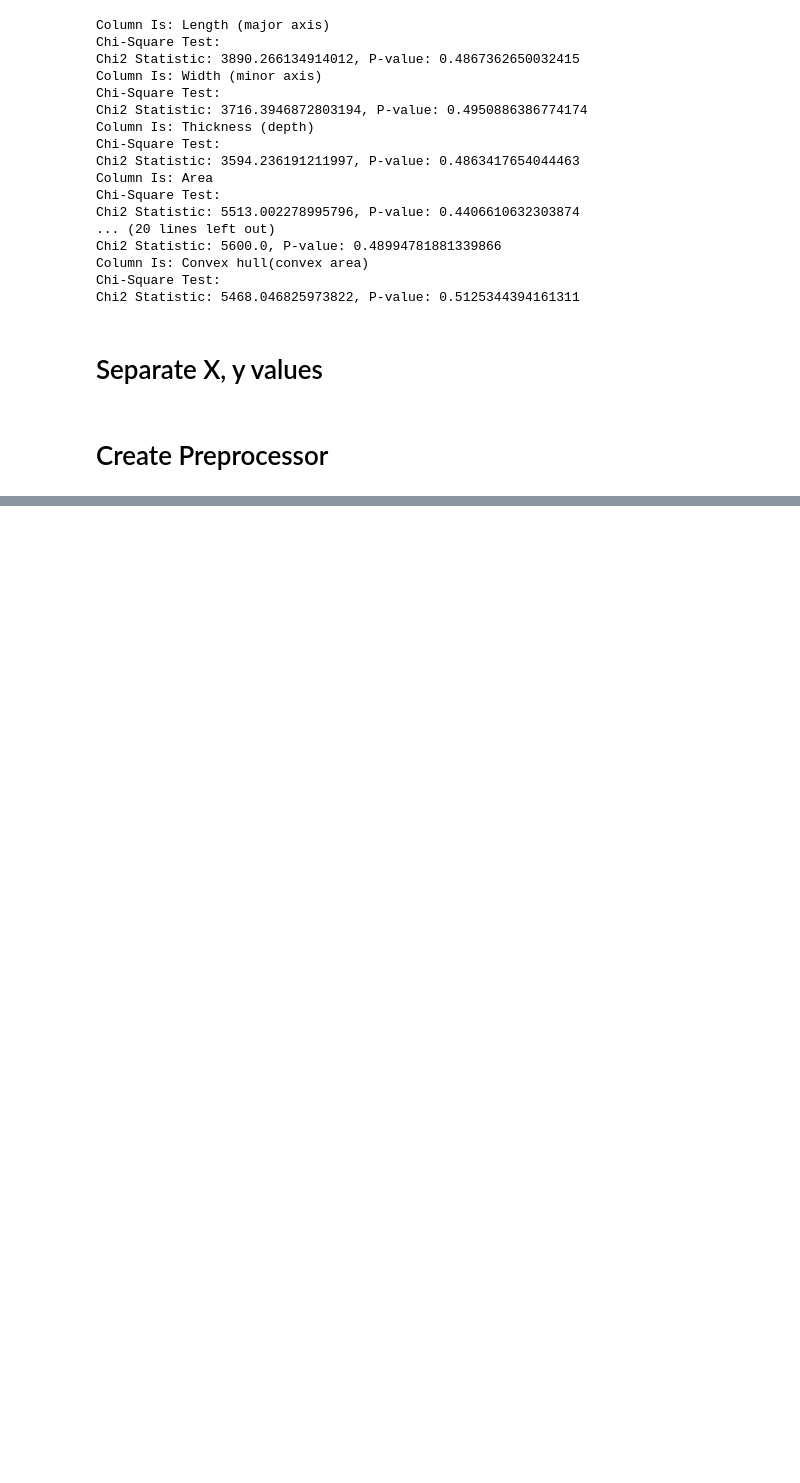
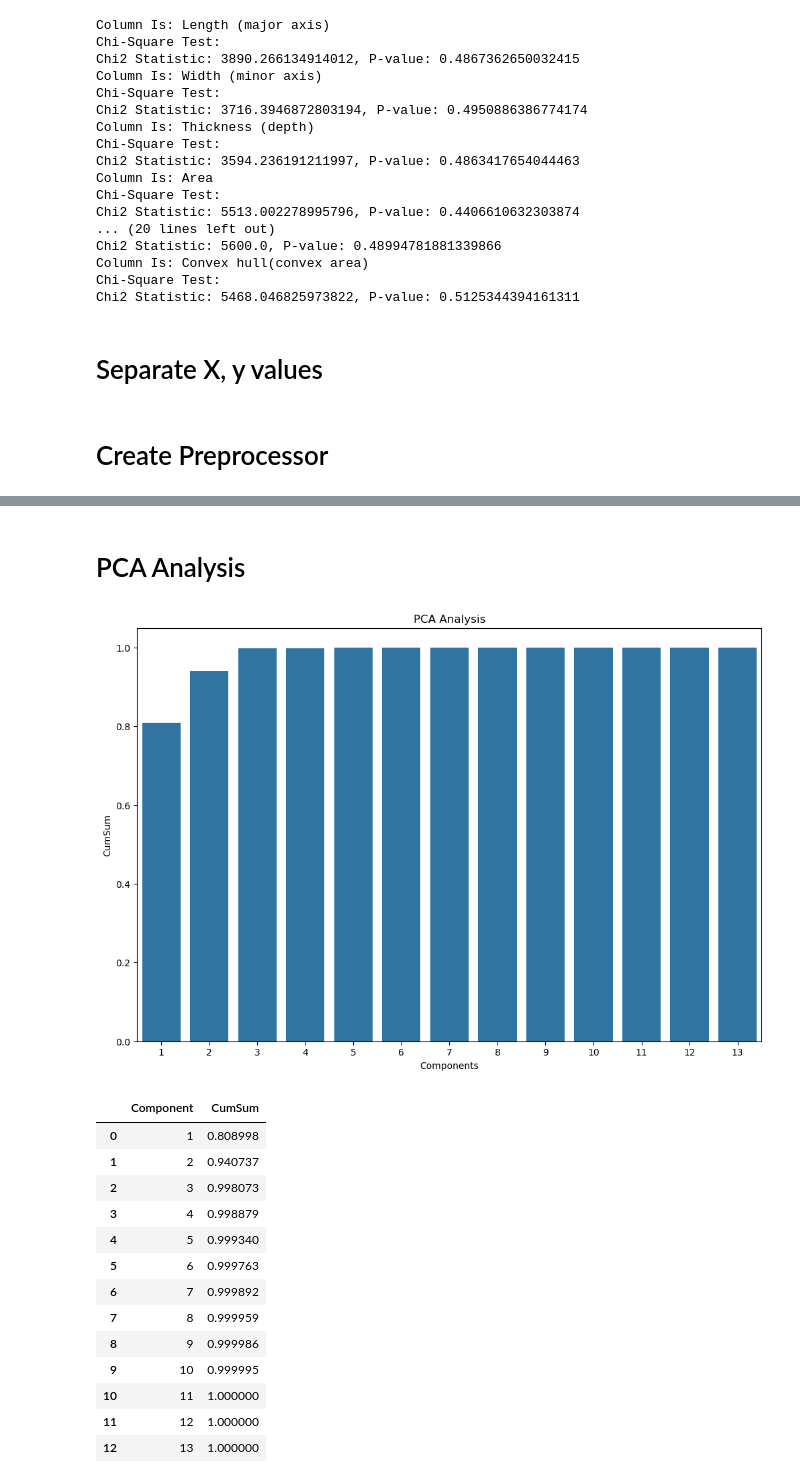
Before and after one commit to MaukanMir/Almond-Classification, a Jupyter notebook: training.ipynb, the cells around one changed output, grey strips where cells are left out. Cells and saved outputs as stored; diff of their text form; code cells hidden in the pictures; blank space fills up the shorter version.

```diff
--- a/training.ipynb
+++ b/training.ipynb
@@ -419,3 +417,23 @@ ColumnTransformer(transformers=[('mean transformer',
        'Area', 'Perimeter', 'Roundness', 'Solidity', 'Compactness',
        'Aspect Ratio', 'Eccentricity', 'Extent', 'Convex hull(convex area)'],
       dtype='object'))])
+# %% [markdown]
+# PCA Analysis
+# %%
+pca_analysis(process_df, preprocessor)
+# %% [output]
+[figure, added]
+|  | Component | CumSum |
+| 0 | 1 | 0.808998 |
+| 1 | 2 | 0.940737 |
+| 2 | 3 | 0.998073 |
+| 3 | 4 | 0.998879 |
+| 4 | 5 | 0.999340 |
+| 5 | 6 | 0.999763 |
+| 6 | 7 | 0.999892 |
+| 7 | 8 | 0.999959 |
+| 8 | 9 | 0.999986 |
+| 9 | 10 | 0.999995 |
+| 10 | 11 | 1.000000 |
+| 11 | 12 | 1.000000 |
+| 12 | 13 | 1.000000 |
```
Also changed, not shown: parts of 2 cells of this notebook.
